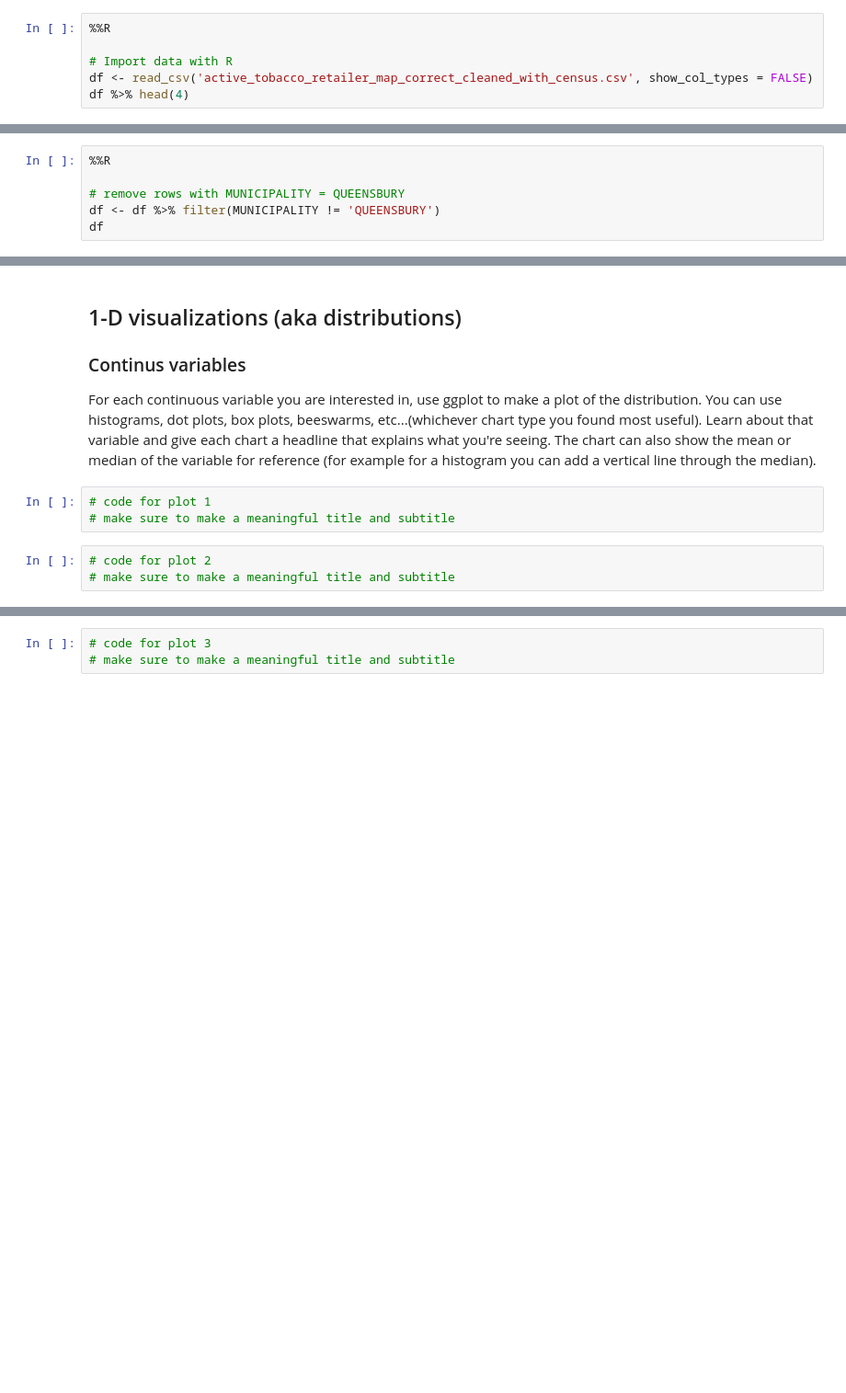
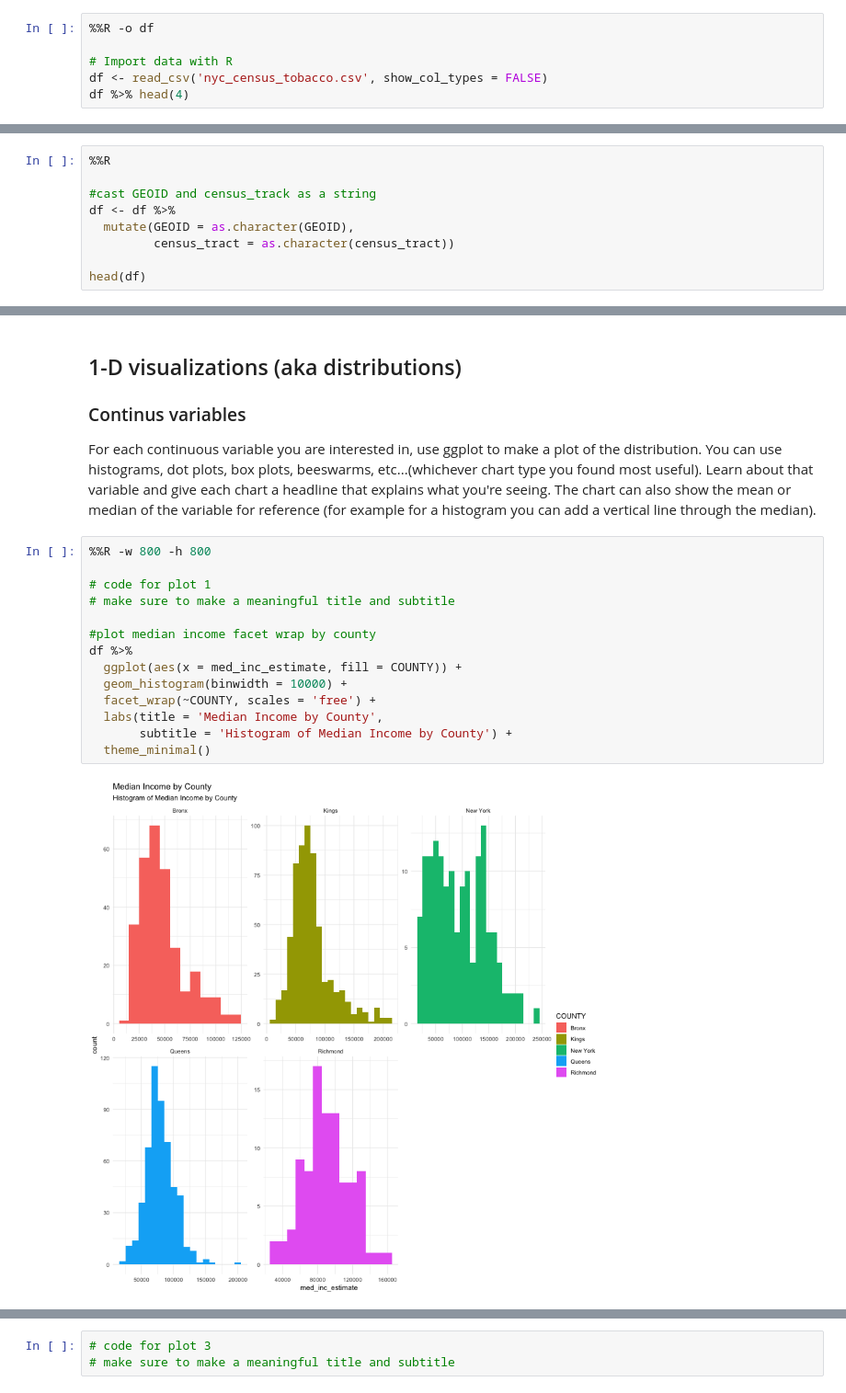
Before and after one commit to data4news-students/connect-to-census-dlaiu, a Jupyter notebook: distributions.ipynb, the cells around one changed output, grey strips where cells are left out. Shown: that part at 92% size. Cells and saved outputs as stored; diff of their text form; blank space fills up the shorter version.

```diff
--- a/distributions.ipynb
+++ b/distributions.ipynb
@@ -57,9 +57,9 @@ Loading required package: tidyverse
 # %% [markdown]
 ## Load the data
 # %%
-%%R
+%%R -o df
 
 # Import data with R
-df <- read_csv('active_tobacco_retailer_map_correct_cleaned_with_census.csv', show_col_types = FALSE)
+df <- read_csv('nyc_census_tobacco.csv', show_col_types = FALSE)
 df %>% head(4)
 # %% [output]
@@ -74,0 +73,9 @@ df %>% head(4)
+# %%
+%%R
+
+#cast GEOID and census_track as a string
+df <- df %>%
+  mutate(GEOID = as.character(GEOID),
+         census_tract = as.character(census_tract))
+
+head(df)
@@ -99,6 +96,0 @@ df %>%
-# %%
-%%R
-
-# remove rows with MUNICIPALITY = QUEENSBURY
-df <- df %>% filter(MUNICIPALITY != 'QUEENSBURY')
-df
@@ -159,9 +119,19 @@ mtcars %>%
 ### Continus variables
 
 For each continuous variable you are interested in, use ggplot to make a plot of the distribution. You can use histograms, dot plots, box plots, beeswarms, etc...(whichever chart type you found most useful). Learn about that variable and give each chart a headline that explains what you're seeing. The chart can also show the mean or median of the variable for reference (for example for a histogram you can add a vertical line through the median).
-# %%
-# code for plot 1
-# make sure to make a meaningful title and subtitle
-# %%
-# code for plot 2
-# make sure to make a meaningful title and subtitle
+# %%
+%%R -w 800 -h 800
+
+# code for plot 1
+# make sure to make a meaningful title and subtitle
+
+#plot median income facet wrap by county
+df %>%
+  ggplot(aes(x = med_inc_estimate, fill = COUNTY)) +
+  geom_histogram(binwidth = 10000) +
+  facet_wrap(~COUNTY, scales = 'free') +
+  labs(title = 'Median Income by County',
+       subtitle = 'Histogram of Median Income by County') +
+  theme_minimal()
+# %% [output]
+[figure, added]
```
Also changed, not shown: parts of 9 cells of this notebook, 5 other files.
